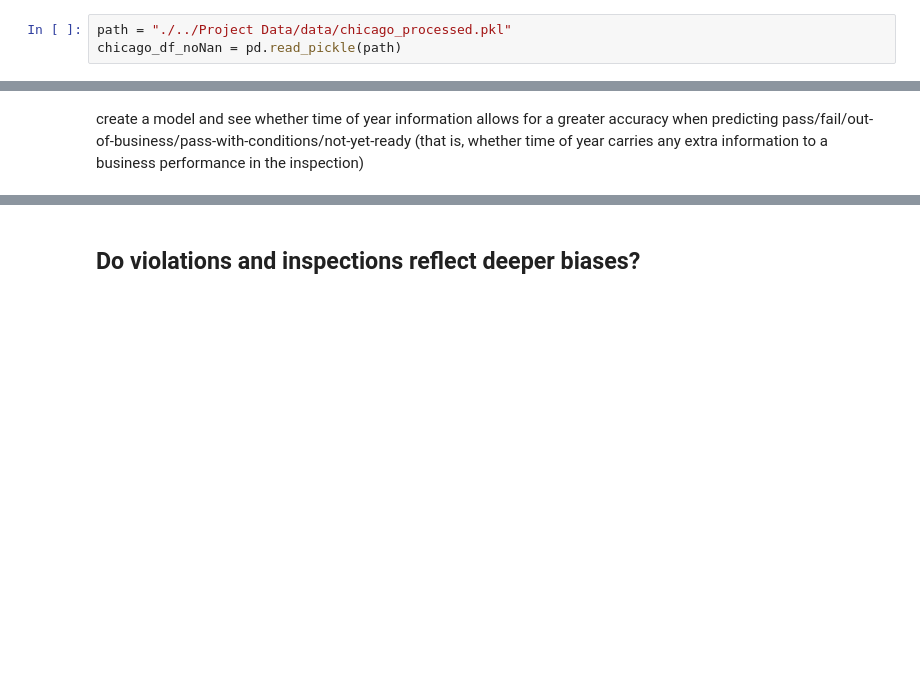
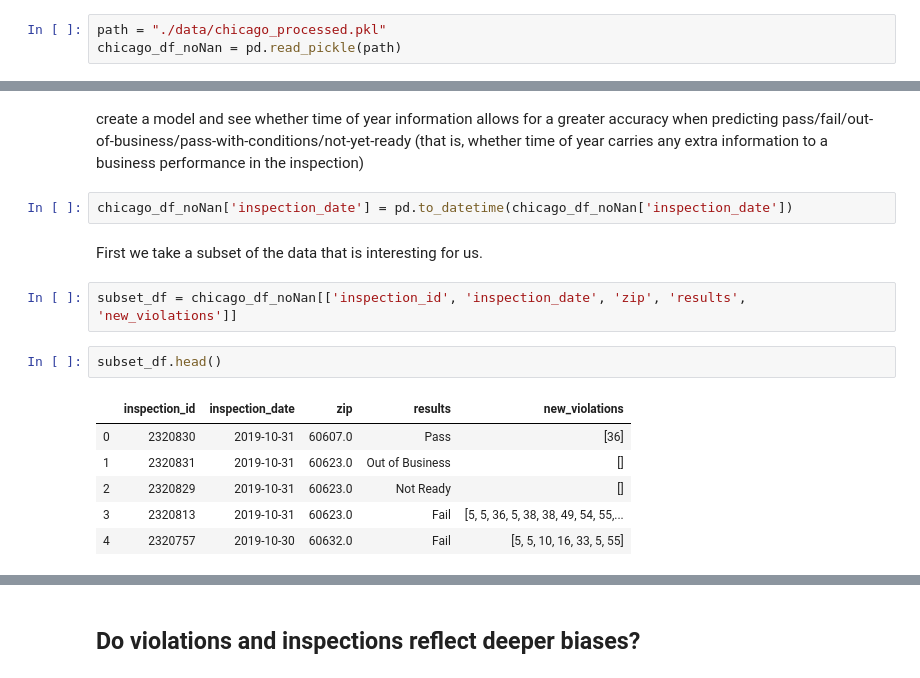
Before and after one commit to MNabegh/ADAknow, a Jupyter notebook: analysis.ipynb, the cells around one changed output, grey strips where cells are left out. Cells and saved outputs as stored; diff of their text form; blank space fills up the shorter version.

```diff
--- a/analysis.ipynb
+++ b/analysis.ipynb
@@ -897,7 +879,7 @@ with open('./data/chicago_processed.pkl', 'wb') as fp:
 # %% [markdown]
 In this sections, we are going to analyze the data available from big chains. First and foremost, we will see how many establishments of the same chain have been evaluated by Chicago's Food Inspections services.
 # %%
-path = "./../Project Data/data/chicago_processed.pkl"
+path = "./data/chicago_processed.pkl"
 chicago_df_noNan = pd.read_pickle(path)
 # %% [markdown]
 Below, we are going to obtain the number of establishments by chain
@@ -1751,3 +1564,18 @@ Compute the ratios of pass/fail/out-of-business/pass-with-conditions/not-yet-rea
 ## How do violations/failed inspections correlate with temporary factors such as season, and time of the year? That is, for a given area, are violations more or less regular, or are they susceptible to external factors, such as temperature?
 # %% [markdown]
 create a model and see whether time of year information allows for a greater accuracy when predicting pass/fail/out-of-business/pass-with-conditions/not-yet-ready (that is, whether time of year carries any extra information to a business performance in the inspection)
+# %%
+chicago_df_noNan['inspection_date'] = pd.to_datetime(chicago_df_noNan['inspection_date'])
+# %% [markdown]
+First we take a subset of the data that is interesting for us.
+# %%
+subset_df = chicago_df_noNan[['inspection_id', 'inspection_date', 'zip', 'results', 'new_violations']]
+# %%
+subset_df.head()
+# %% [output]
+|  | inspection_id | inspection_date | zip | results | new_violations |
+| 0 | 2320830 | 2019-10-31 | 60607.0 | Pass | [36] |
+| 1 | 2320831 | 2019-10-31 | 60623.0 | Out of Business | [] |
+| 2 | 2320829 | 2019-10-31 | 60623.0 | Not Ready | [] |
+| 3 | 2320813 | 2019-10-31 | 60623.0 | Fail | [5, 5, 36, 5, 38, 38, 49, 54, 55,... |
+| 4 | 2320757 | 2019-10-30 | 60632.0 | Fail | [5, 5, 10, 16, 33, 5, 55] |
```
Also changed, not shown: parts of 64 cells of this notebook.
